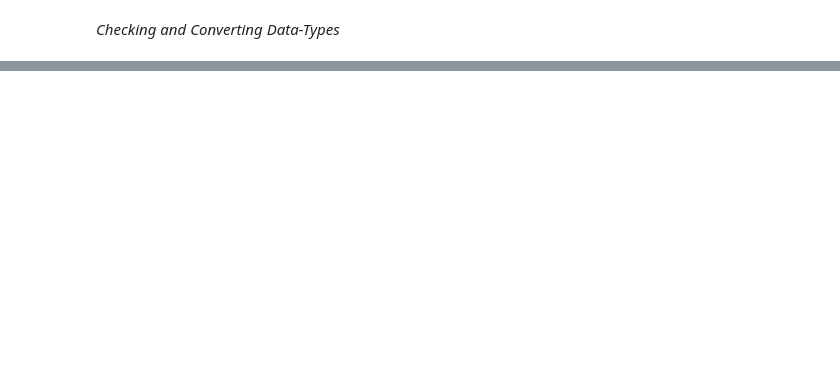
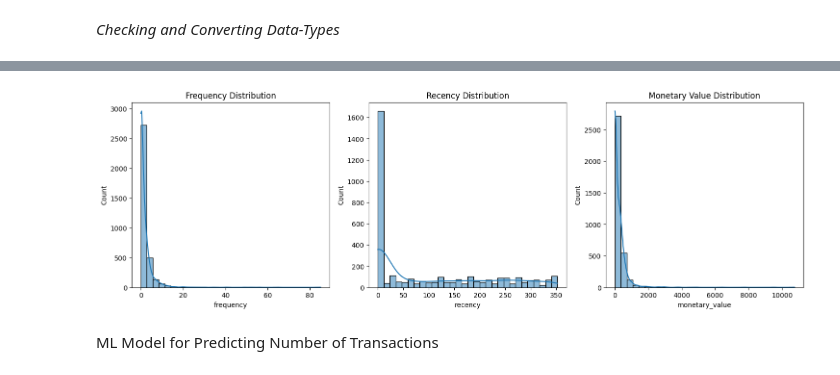
Before and after one commit to Pratyush-3003/CLTV, a Jupyter notebook: Untitled0.ipynb, the cells around one changed output, grey strips where cells are left out. Drawn from its saved outputs; the diff is of its cells as text; code cells hidden in the pictures; blank space fills up the shorter version.

```diff
--- a/Untitled0.ipynb
+++ b/Untitled0.ipynb
@@ -107,0 +110,4 @@ df['CustomerID'] = df['CustomerID'].astype(int)
+# %%
+df = df[df['Quantity'] > 0]
+df = df[df['UnitPrice']> 0]
+print (df)
@@ -107,0 +134,3 @@ df['CustomerID'] = df['CustomerID'].astype(int)
+# %%
+df['TotalPrice'] = df['Quantity'] * df['UnitPrice']
+print(df)
@@ -107,0 +157,6 @@ df['CustomerID'] = df['CustomerID'].astype(int)
+# %%
+sanpshot_date = df['InvoiceDate'].max()
+summary =summary_data_from_transaction_data(df, 'CustomerID', 'InvoiceDate', 'TotalPrice')
+print(summary.head())
+
+print(sanpshot_date)
@@ -107,0 +172,14 @@ df['CustomerID'] = df['CustomerID'].astype(int)
+# %%
+
+fig, axes = plt.subplots(1, 3, figsize=(18, 5))
+sns.histplot(summary['frequency'], ax=axes[0], bins=30, kde=True)
+axes[0].set_title('Frequency Distribution')
+sns.histplot(summary['recency'], ax=axes[1], bins=30, kde=True)
+axes[1].set_title('Recency Distribution')
+sns.histplot(summary['monetary_value'], ax=axes[2], bins=30, kde=True)
+axes[2].set_title('Monetary Value Distribution')
+plt.show()
+# %% [output]
+[figure, added]
+# %% [markdown]
+ML Model for Predicting Number of Transactions
```
Also changed, not shown: parts of 10 cells of this notebook.
